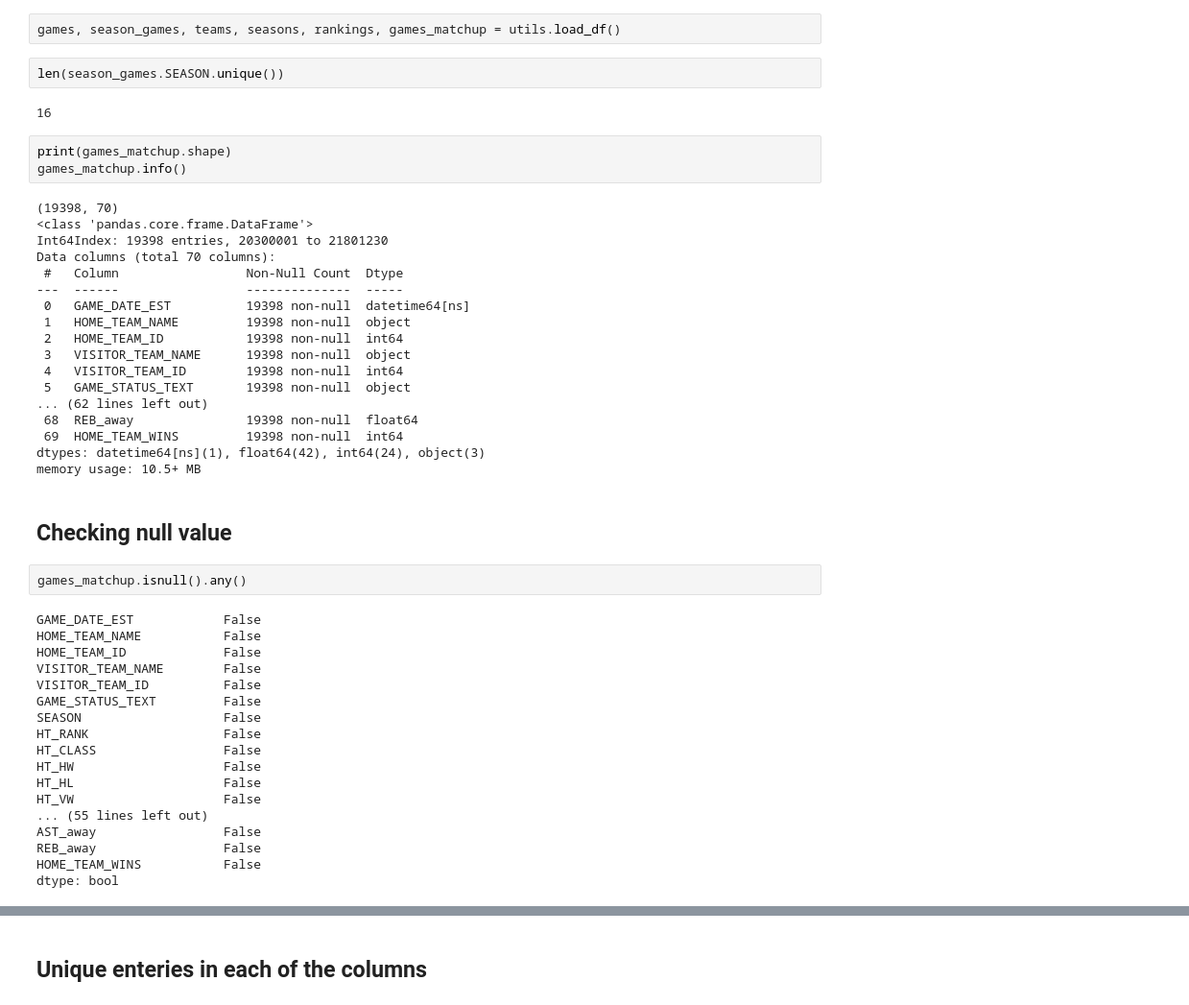
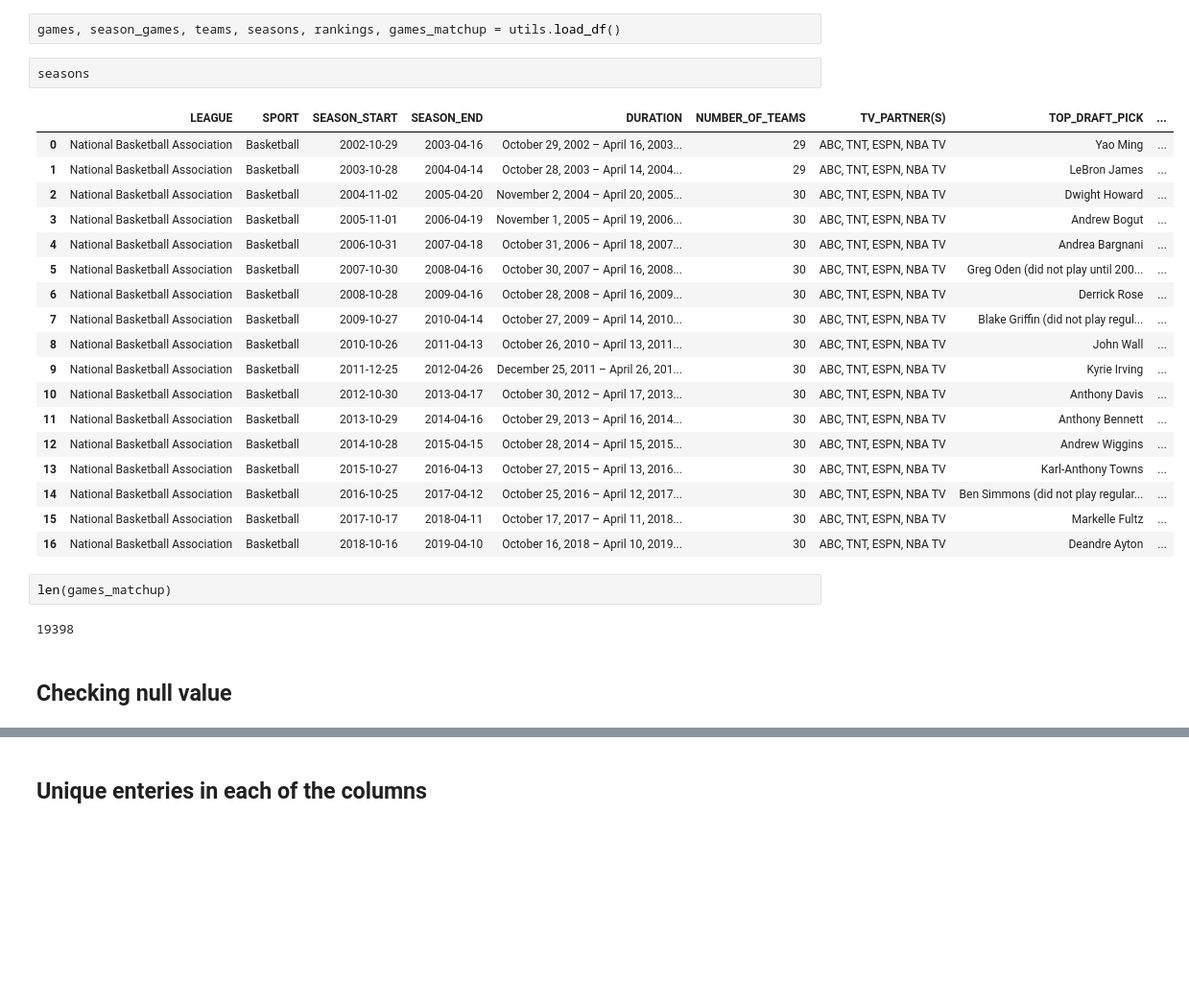
Before and after one commit to ncalderon/nba-predictor, a Jupyter notebook: nba-predictor-eda.ipynb, the cells around one changed output, grey strips where cells are left out. Shown at 96% size. Cells and saved outputs as stored; diff of their text form; blank space fills up the shorter version.

```diff
--- a/nba-predictor-eda.ipynb
+++ b/nba-predictor-eda.ipynb
@@ -21,50 +21,30 @@ import utils as utils
 ## Importing the dataset
 # %%
 games, season_games, teams, seasons, rankings, games_matchup = utils.load_df()
-# %%
-len(season_games.SEASON.unique())
-# %% [output]
-16
-# %%
-print(games_matchup.shape)
-games_matchup.info()
-# %% [output]
-(19398, 70)
-<class 'pandas.core.frame.DataFrame'>
-Int64Index: 19398 entries, 20300001 to 21801230
-Data columns (total 70 columns):
- #   Column                 Non-Null Count  Dtype
----  ------                 --------------  -----
- 0   GAME_DATE_EST          19398 non-null  datetime64[ns]
- 1   HOME_TEAM_NAME         19398 non-null  object
- 2   HOME_TEAM_ID           19398 non-null  int64
- 3   VISITOR_TEAM_NAME      19398 non-null  object
- 4   VISITOR_TEAM_ID        19398 non-null  int64
- 5   GAME_STATUS_TEXT       19398 non-null  object
-... (62 lines left out)
- 68  REB_away               19398 non-null  float64
- 69  HOME_TEAM_WINS         19398 non-null  int64
-dtypes: datetime64[ns](1), float64(42), int64(24), object(3)
-memory usage: 10.5+ MB
+# %%
+seasons
+# %% [output]
+|  | LEAGUE | SPORT | SEASON_START | SEASON_END | DURATION | NUMBER_OF_TEAMS | TV_PARTNER(S) | TOP_DRAFT_PICK | ... |
+| 0 | National Basketball Association | Basketball | 2002-10-29 | 2003-04-16 | October 29, 2002 – April 16, 2003... | 29 | ABC, TNT, ESPN, NBA TV | Yao Ming | ... |
+| 1 | National Basketball Association | Basketball | 2003-10-28 | 2004-04-14 | October 28, 2003 – April 14, 2004... | 29 | ABC, TNT, ESPN, NBA TV | LeBron James | ... |
+| 2 | National Basketball Association | Basketball | 2004-11-02 | 2005-04-20 | November 2, 2004 – April 20, 2005... | 30 | ABC, TNT, ESPN, NBA TV | Dwight Howard | ... |
+| 3 | National Basketball Association | Basketball | 2005-11-01 | 2006-04-19 | November 1, 2005 – April 19, 2006... | 30 | ABC, TNT, ESPN, NBA TV | Andrew Bogut | ... |
+| 4 | National Basketball Association | Basketball | 2006-10-31 | 2007-04-18 | October 31, 2006 – April 18, 2007... | 30 | ABC, TNT, ESPN, NBA TV | Andrea Bargnani | ... |
+| 5 | National Basketball Association | Basketball | 2007-10-30 | 2008-04-16 | October 30, 2007 – April 16, 2008... | 30 | ABC, TNT, ESPN, NBA TV | Greg Oden (did not play until 200... | ... |
+| 6 | National Basketball Association | Basketball | 2008-10-28 | 2009-04-16 | October 28, 2008 – April 16, 2009... | 30 | ABC, TNT, ESPN, NBA TV | Derrick Rose | ... |
+| 7 | National Basketball Association | Basketball | 2009-10-27 | 2010-04-14 | October 27, 2009 – April 14, 2010... | 30 | ABC, TNT, ESPN, NBA TV | Blake Griffin (did not play regul... | ... |
+| 8 | National Basketball Association | Basketball | 2010-10-26 | 2011-04-13 | October 26, 2010 – April 13, 2011... | 30 | ABC, TNT, ESPN, NBA TV | John Wall | ... |
+| 9 | National Basketball Association | Basketball | 2011-12-25 | 2012-04-26 | December 25, 2011 – April 26, 201... | 30 | ABC, TNT, ESPN, NBA TV | Kyrie Irving | ... |
+| 10 | National Basketball Association | Basketball | 2012-10-30 | 2013-04-17 | October 30, 2012 – April 17, 2013... | 30 | ABC, TNT, ESPN, NBA TV | Anthony Davis | ... |
+| 11 | National Basketball Association | Basketball | 2013-10-29 | 2014-04-16 | October 29, 2013 – April 16, 2014... | 30 | ABC, TNT, ESPN, NBA TV | Anthony Bennett | ... |
+| 12 | National Basketball Association | Basketball | 2014-10-28 | 2015-04-15 | October 28, 2014 – April 15, 2015... | 30 | ABC, TNT, ESPN, NBA TV | Andrew Wiggins | ... |
+| 13 | National Basketball Association | Basketball | 2015-10-27 | 2016-04-13 | October 27, 2015 – April 13, 2016... | 30 | ABC, TNT, ESPN, NBA TV | Karl-Anthony Towns | ... |
+| 14 | National Basketball Association | Basketball | 2016-10-25 | 2017-04-12 | October 25, 2016 – April 12, 2017... | 30 | ABC, TNT, ESPN, NBA TV | Ben Simmons (did not play regular... | ... |
+| 15 | National Basketball Association | Basketball | 2017-10-17 | 2018-04-11 | October 17, 2017 – April 11, 2018... | 30 | ABC, TNT, ESPN, NBA TV | Markelle Fultz | ... |
+| 16 | National Basketball Association | Basketball | 2018-10-16 | 2019-04-10 | October 16, 2018 – April 10, 2019... | 30 | ABC, TNT, ESPN, NBA TV | Deandre Ayton | ... |
+# %%
+len(games_matchup)
+# %% [output]
+19398
 # %% [markdown]
 ## Checking null value
-# %%
-games_matchup.isnull().any()
-# %% [output]
-GAME_DATE_EST            False
-HOME_TEAM_NAME           False
-HOME_TEAM_ID             False
-VISITOR_TEAM_NAME        False
-VISITOR_TEAM_ID          False
-GAME_STATUS_TEXT         False
-SEASON                   False
-HT_RANK                  False
-HT_CLASS                 False
-HT_HW                    False
-HT_HL                    False
-HT_VW                    False
-... (55 lines left out)
-AST_away                 False
-REB_away                 False
-HOME_TEAM_WINS           False
-dtype: bool
```
Also changed, not shown: parts of 8 cells of this notebook, 6 other files.
